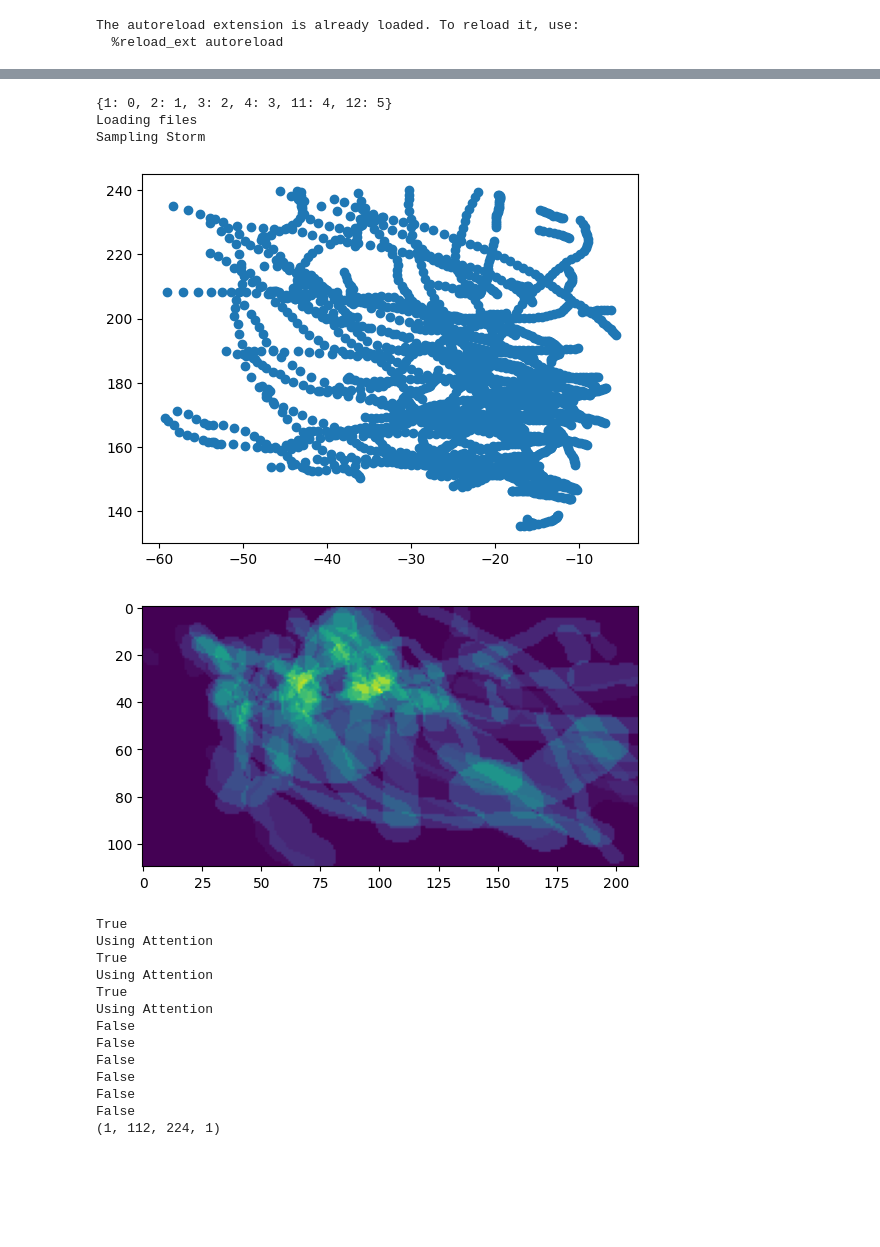
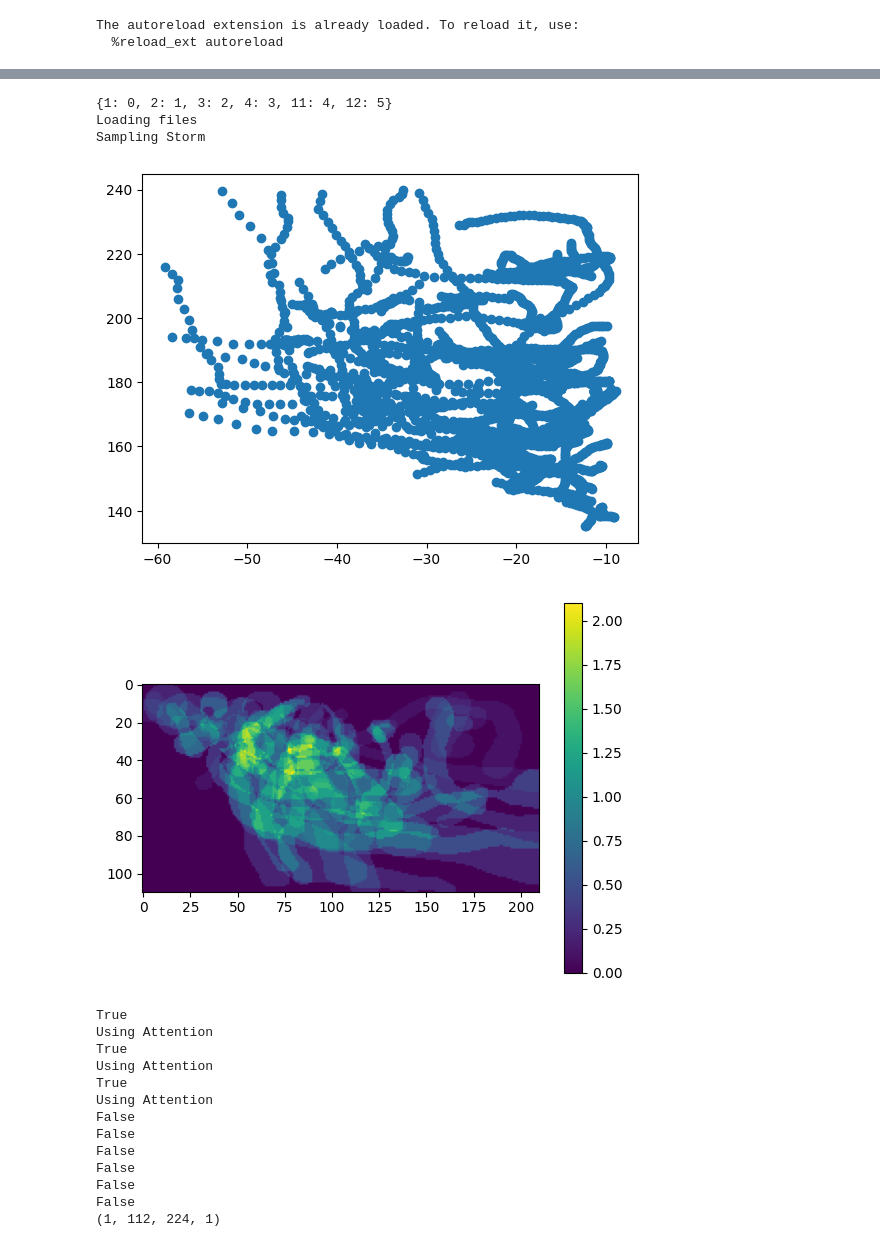
Before and after one commit to EMPIRIC2/EMPIRIC_TC, a Jupyter notebook: example_code/prediction_example.ipynb, the cells around one changed output, grey strips where cells are left out. Saved outputs shown, nothing was run; the diff lists cells and outputs as text; code cells hidden in the pictures; blank space fills up the shorter version.

```diff
--- a/example_code/prediction_example.ipynb
+++ b/example_code/prediction_example.ipynb
@@ -11,47 +15,44 @@ sys.path.insert(0, module_path)
 The autoreload extension is already loaded. To reload it, use:
   %reload_ext autoreload
 # %%
-from saved_models.saved_models import DDPMUNet_model, STORM_model
-from saved_models.load_inputs import raw_input_generator
-import matplotlib.pyplot as plt
-import glob
-import numpy as np
 
 # change this to reflect where data is on your computer
 data_folder = '/Users/ewin313/EMPIRIC-AI-emulation/Data'
 
 data_file = glob.glob(os.path.join(data_folder, "*.hdf5"))[0]
 # get some data
 test_data = raw_input_generator(data_file)
 
 # take the first item
 x = next(iter(test_data))
 
+## input
 plt.imshow(np.sum(x, axis=0))
 plt.show()
 
-storm_model = STORM_model(total_years=1000, n_years_to_sum=2, n_samples=10)
+storm_model = STORM_model(total_years=10, n_years_to_sum=2, n_samples=10)
 storm_prediction = storm_model(x)
 plt.imshow(storm_prediction)
+plt.colorbar()
 plt.show()
 
 
 # load the model
 ml_model = DDPMUNet_model()
 
 # make the model prediction
 prediction = ml_model(x)
 
 # display them both
 plt.imshow(prediction)
 plt.show()
 # %% [output]
 [figure]
 {1: 0, 2: 1, 3: 2, 4: 3, 11: 4, 12: 5}
 Loading files
 Sampling Storm
-[figure, old version]
+[figure, new version]
-[figure, old version]
+[figure, new version]
 True
 Using Attention
 True
```
Also changed, not shown: parts of 1 cell of this notebook, 3 other files.
